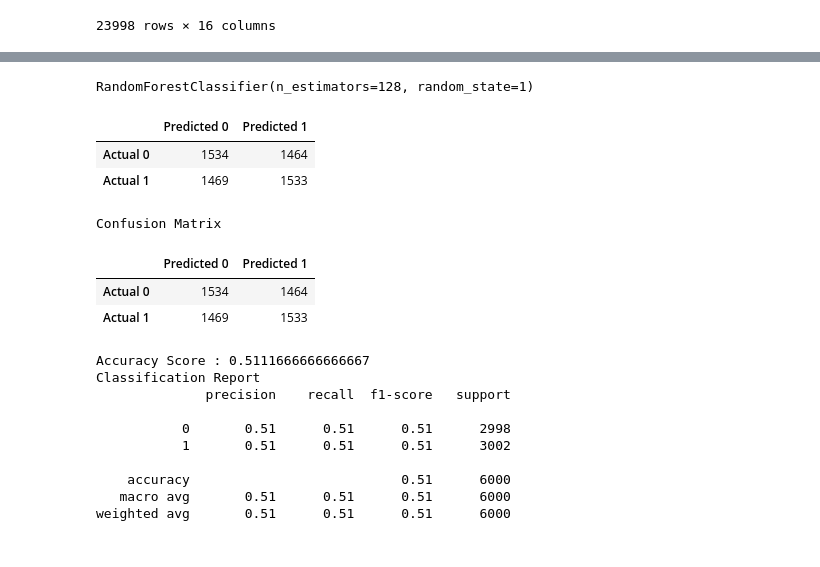
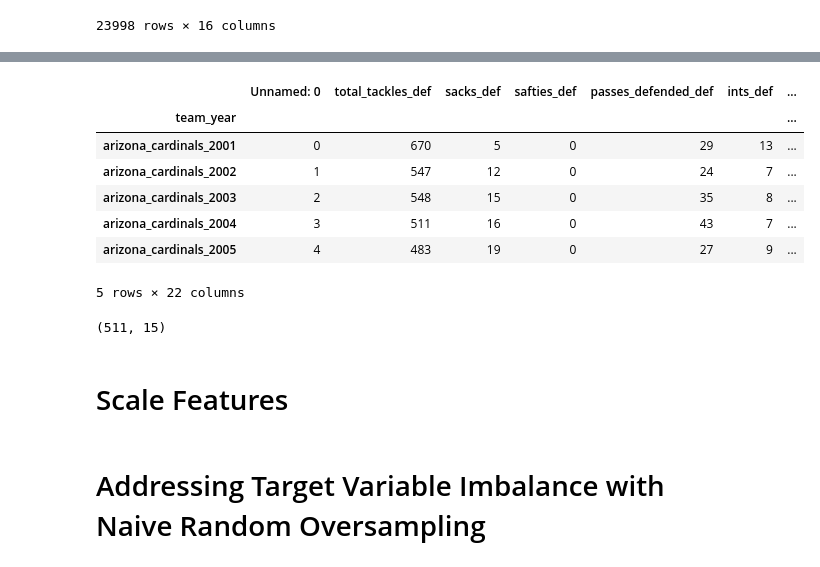
Before and after one commit to JulioAQuintana/FinalProject, a Jupyter notebook: ML_Model_FP.ipynb, the cells around one changed output, grey strips where cells are left out. Drawn from its saved outputs; the diff is of its cells as text; code cells hidden in the pictures.

Commit message:
Modified second model iteration and model, added third model iteration

```diff
--- a/ML_Model_FP.ipynb
+++ b/ML_Model_FP.ipynb
@@ -128,19 +131,0 @@ X_train, X_test, y_train, y_test = train_test_split(X, y, random_state=1)
-# %%
-# Create model
-rf_model = RandomForestClassifier(n_estimators=128, random_state=1)
-rf_model = rf_model.fit(X_train, y_train)
-y_pred = rf_model.predict(X_test)
-rf_model
-# %% [output]
-RandomForestClassifier(n_estimators=128, random_state=1)
-# %%
-# Display the confusion matrix
-cm = confusion_matrix(y_test, y_pred)
-
-# Create a DataFrame from the confusion matrix.
-cm_df = pd.DataFrame(cm, index=["Actual 0", "Actual 1"], columns=["Predicted 0", "Predicted 1"])
-cm_df
-# %% [output]
-|  | Predicted 0 | Predicted 1 |
-| Actual 0 | 1534 | 1464 |
-| Actual 1 | 1469 | 1533 |
@@ -150,22 +132,20 @@ acc_score = accuracy_score(y_test, y_pred)
-# %%
-#Print Results
-print("Confusion Matrix")
-display(cm_df)
-print(f"Accuracy Score : {acc_score}")
-print("Classification Report")
-print(classification_report(y_test, y_pred))
-# %% [output]
-Confusion Matrix
-|  | Predicted 0 | Predicted 1 |
-| Actual 0 | 1534 | 1464 |
-| Actual 1 | 1469 | 1533 |
-Accuracy Score : 0.5111666666666667
-Classification Report
-              precision    recall  f1-score   support
-
-           0       0.51      0.51      0.51      2998
-           1       0.51      0.51      0.51      3002
-
-    accuracy                           0.51      6000
-   macro avg       0.51      0.51      0.51      6000
-weighted avg       0.51      0.51      0.51      6000
+# %%
+# Import Dataset
+df = pd.read_csv("Resources/sb_champion_stats.csv", index_col = 1)
+df.head()
+# %% [output]
+|  | Unnamed: 0 | total_tackles_def | sacks_def | safties_def | passes_defended_def | ints_def | ... |
+| team_year |  |  |  |  |  |  | ... |
+| arizona_cardinals_2001 | 0 | 670 | 5 | 0 | 29 | 13 | ... |
+| arizona_cardinals_2002 | 1 | 547 | 12 | 0 | 24 | 7 | ... |
+| arizona_cardinals_2003 | 2 | 548 | 15 | 0 | 35 | 8 | ... |
+| arizona_cardinals_2004 | 3 | 511 | 16 | 0 | 43 | 7 | ... |
+| arizona_cardinals_2005 | 4 | 483 | 19 | 0 | 27 | 9 | ... |
+5 rows × 22 columns
+# %%
+# Drop Columns
+df = df.drop(["year", "team", "Unnamed: 0", "extra_success_rate", "fg_success_rate", "kicks_blocked",
+             "safties_def"], axis = 1)
+df.shape
+# %% [output]
+(511, 15)
@@ -171,0 +156,2 @@ weighted avg       0.51      0.51      0.51      6000
+# %% [markdown]
+# Scale Features
@@ -171,0 +161,2 @@ weighted avg       0.51      0.51      0.51      6000
+# %% [markdown]
+# Addressing Target Variable Imbalance with Naive Random Oversampling
```
Also changed, not shown: parts of 22 cells of this notebook, 2 other files.
